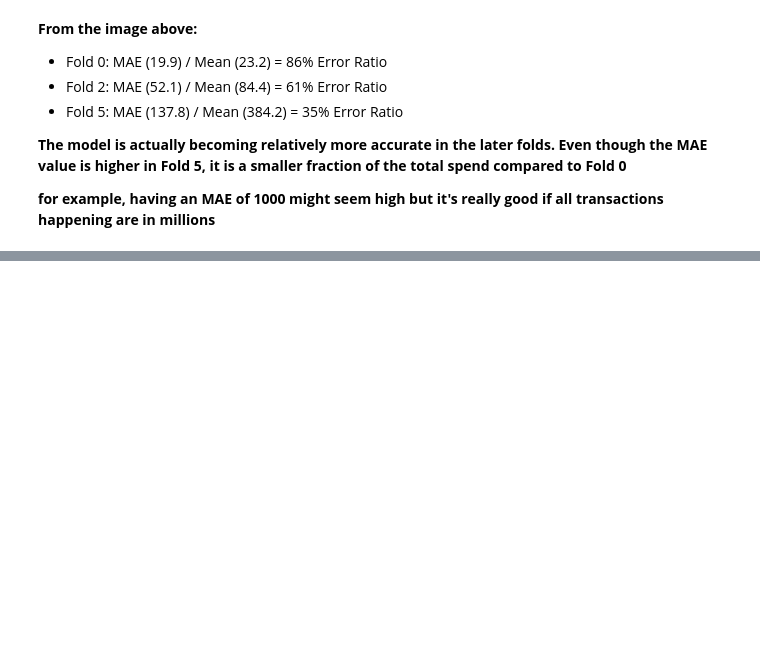
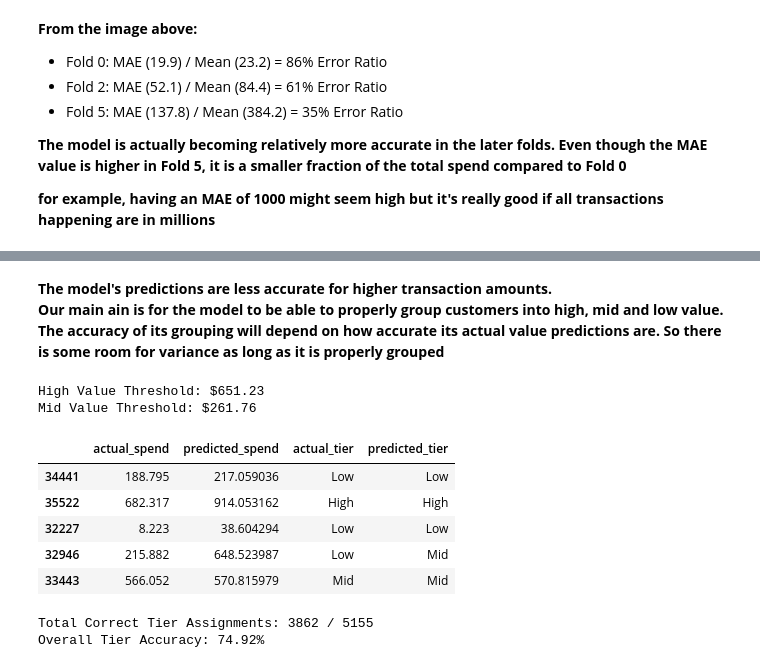
Before and after one commit to Danny-Dalo/Ecommerce-CLV-Prediction, a Jupyter notebook: notebooks/feature_scaling.ipynb, the cells around one changed output, grey strips where cells are left out. Cells and saved outputs as stored; diff of their text form; code cells hidden in the pictures; blank space fills up the shorter version.

```diff
--- a/notebooks/feature_scaling.ipynb
+++ b/notebooks/feature_scaling.ipynb
@@ -279,0 +311,45 @@ __for example, having an MAE of 1000 might seem high but it's really good if all
+# %% [markdown]
+__The model's predictions are less accurate for higher transaction amounts.__ <br/>
+__Our main ain is for the model to be able to properly group customers into high, mid and low value.__<br/>
+__The accuracy of its grouping will depend on how accurate its actual value predictions are. So there is some room for variance as long as it is properly grouped__
+# %%
+high_cutoff = df_results['actual_spend'].quantile(0.80)     # The top 20% of customers spends 651.2328 or more
+mid_cutoff = df_results['actual_spend'].quantile(0.50)      # The middle 30% after, spends 261.763 or more
+
+print(f"High Value Threshold: ${high_cutoff:.2f}")
+print(f"Mid Value Threshold: ${mid_cutoff:.2f}")
+
+
+def assign_tier(value, high, mid):
+    if value >= high:
+        return 'High'
+    elif value >= mid:
+        return 'Mid'
+    else:
+        return 'Low'
+
+
+df_results['actual_tier'] = df_results['actual_spend'].apply(lambda x: assign_tier(x, high_cutoff, mid_cutoff))
+df_results['predicted_tier'] = df_results['predicted_spend'].apply(lambda x: assign_tier(x, high_cutoff, mid_cutoff))
+
+df_results.sample(5)
+# %% [output]
+High Value Threshold: $651.23
+Mid Value Threshold: $261.76
+|  | actual_spend | predicted_spend | actual_tier | predicted_tier |
+| 34441 | 188.795 | 217.059036 | Low | Low |
+| 35522 | 682.317 | 914.053162 | High | High |
+| 32227 | 8.223 | 38.604294 | Low | Low |
+| 32946 | 215.882 | 648.523987 | Low | Mid |
+| 33443 | 566.052 | 570.815979 | Mid | Mid |
+# %%
+
+correct_predictions = (df_results['actual_tier'] == df_results['predicted_tier']).sum()
+total_predictions = len(df_results)
+accuracy = (correct_predictions / total_predictions) * 100
+
+print(f"Total Correct Tier Assignments: {correct_predictions} / {total_predictions}")
+print(f"Overall Tier Accuracy: {accuracy:.2f}%")
+# %% [output]
+Total Correct Tier Assignments: 3862 / 5155
+Overall Tier Accuracy: 74.92%
```
Also changed, not shown: parts of 18 cells of this notebook, 8 other files.
